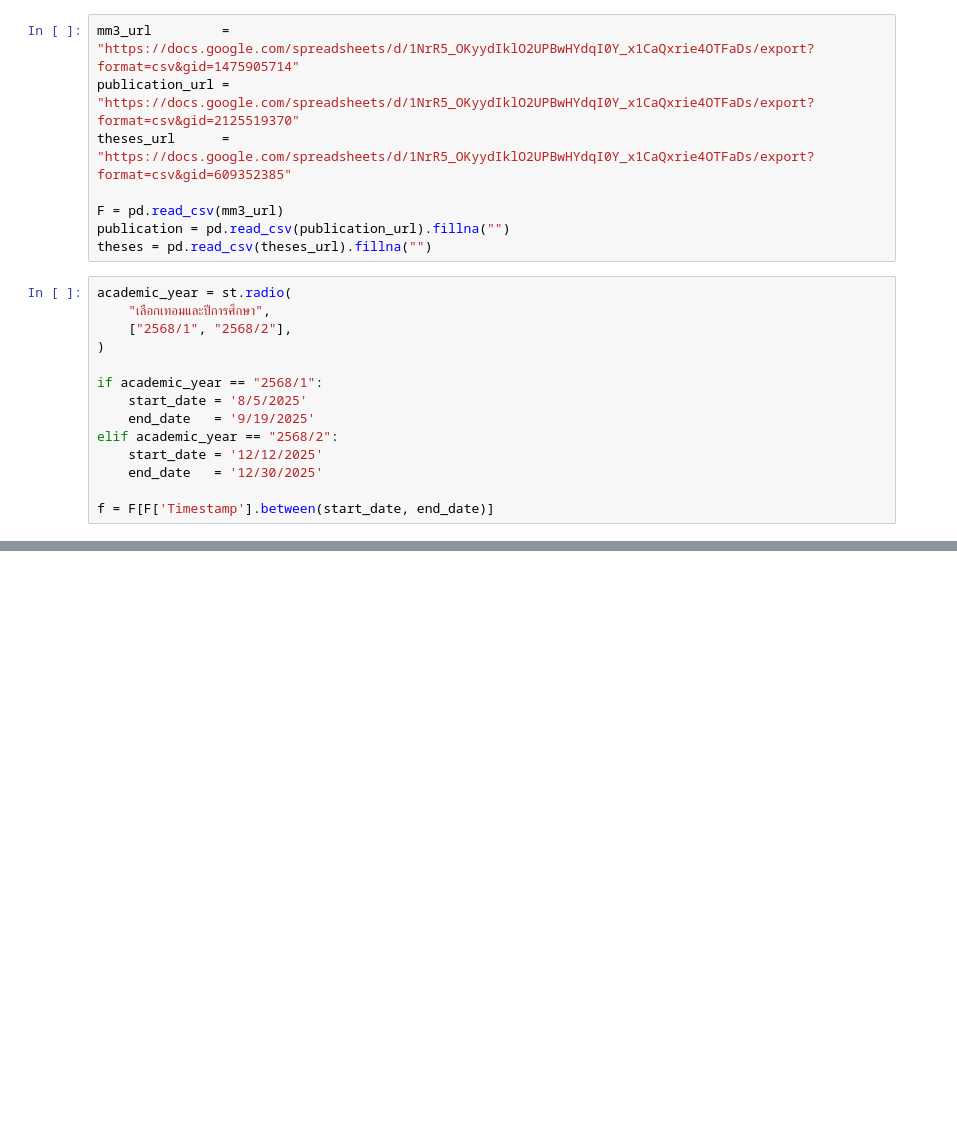
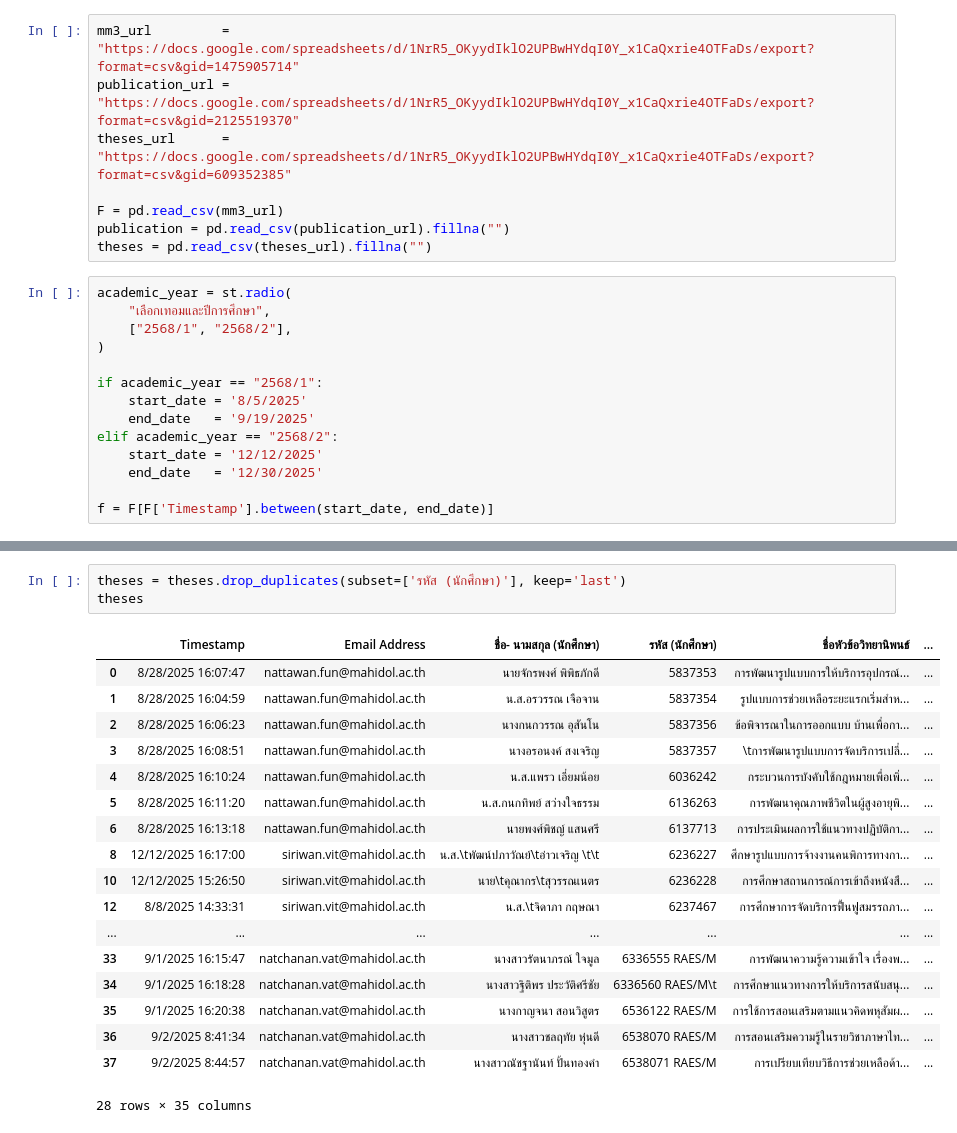
Before and after one commit to Supachan/academic-staff-workload, a Jupyter notebook: debugging.ipynb, the cells around one changed output, grey strips where cells are left out. Saved outputs shown, nothing was run; the diff lists cells and outputs as text; blank space fills up the shorter version.

```diff
--- a/debugging.ipynb
+++ b/debugging.ipynb
@@ -70,0 +92,22 @@ f = F[F['Timestamp'].between(start_date, end_date)]
+# %%
+theses = theses.drop_duplicates(subset=['รหัส (นักศึกษา)'], keep='last')
+theses
+# %% [output]
+|  | Timestamp | Email Address | ชื่อ- นามสกุล (นักศึกษา) | รหัส (นักศึกษา) | ชื่อหัวข้อวิทยานิพนธ์ | ... |
+| 0 | 8/28/2025 16:07:47 | nattawan.fun@mahidol.ac.th | นายจักรพงศ์ พิพิธภักดี | 5837353 | การพัฒนารูปแบบการให้บริการอุปกรณ์... | ... |
+| 1 | 8/28/2025 16:04:59 | nattawan.fun@mahidol.ac.th | น.ส.อรวรรณ เจือจาน | 5837354 | รูปแบบการช่วยเหลือระยะแรกเริ่มสำห... | ... |
+| 2 | 8/28/2025 16:06:23 | nattawan.fun@mahidol.ac.th | นางกนกวรรณ อุสันโน | 5837356 | ข้อพิจารณาในการออกแบบ บ้านเพื่อกา... | ... |
+| 3 | 8/28/2025 16:08:51 | nattawan.fun@mahidol.ac.th | นางอรอนงค์ สงเจริญ | 5837357 | \tการพัฒนารูปแบบการจัดบริการเปลี่... | ... |
+| 4 | 8/28/2025 16:10:24 | nattawan.fun@mahidol.ac.th | น.ส.แพรว เอี่ยมน้อย | 6036242 | กระบวนการบังคับใช้กฎหมายเพื่อเพิ่... | ... |
+| 5 | 8/28/2025 16:11:20 | nattawan.fun@mahidol.ac.th | น.ส.กนกทิพย์ สว่างใจธรรม | 6136263 | การพัฒนาคุณภาพชีวิตในผู้สูงอายุพิ... | ... |
+| 6 | 8/28/2025 16:13:18 | nattawan.fun@mahidol.ac.th | นายพงศ์พิชญ์ แสนศรี | 6137713 | การประเมินผลการใช้แนวทางปฏิบัติกา... | ... |
+| 8 | 12/12/2025 16:17:00 | siriwan.vit@mahidol.ac.th | น.ส.\tพัฒน์ปภาวัณย์\tอ่าวเจริญ \t\t | 6236227 | ศึกษารูปแบบการจ้างงานคนพิการทางกา... | ... |
+| 10 | 12/12/2025 15:26:50 | siriwan.vit@mahidol.ac.th | นาย\tคุณากร\tสุวรรณเนตร | 6236228 | การศึกษาสถานการณ์การเข้าถึงหนังสื... | ... |
+| 12 | 8/8/2025 14:33:31 | siriwan.vit@mahidol.ac.th | น.ส.\tจิดาภา กฤษณา | 6237467 | การศึกษาการจัดบริการฟื้นฟูสมรรถภา... | ... |
+| ... | ... | ... | ... | ... | ... | ... |
+| 33 | 9/1/2025 16:15:47 | natchanan.vat@mahidol.ac.th | นางสาวรัตนาภรณ์ ใจมูล | 6336555 RAES/M | การพัฒนาความรู้ความเข้าใจ เรื่องพ... | ... |
+| 34 | 9/1/2025 16:18:28 | natchanan.vat@mahidol.ac.th | นางสาวฐิติพร ประวัติศรีชัย | 6336560 RAES/M\t | การศึกษาแนวทางการให้บริการสนับสนุ... | ... |
+| 35 | 9/1/2025 16:20:38 | natchanan.vat@mahidol.ac.th | นางกาญจนา สอนวิสูตร | 6536122 RAES/M | การใช้การสอนเสริมตามแนวคิดพหุสัมผ... | ... |
+| 36 | 9/2/2025 8:41:34 | natchanan.vat@mahidol.ac.th | นางสาวชลฤทัย หุ่นดี | 6538070 RAES/M | การสอนเสริมความรู้ในรายวิชาภาษาไท... | ... |
+| 37 | 9/2/2025 8:44:57 | natchanan.vat@mahidol.ac.th | นางสาวณัชฐานันท์ ปั้นทองคำ | 6538071 RAES/M | การเปรียบเทียบวิธีการช่วยเหลือด้า... | ... |
+28 rows × 35 columns
```
Also changed, not shown: parts of 10 cells of this notebook, 1 other file.
